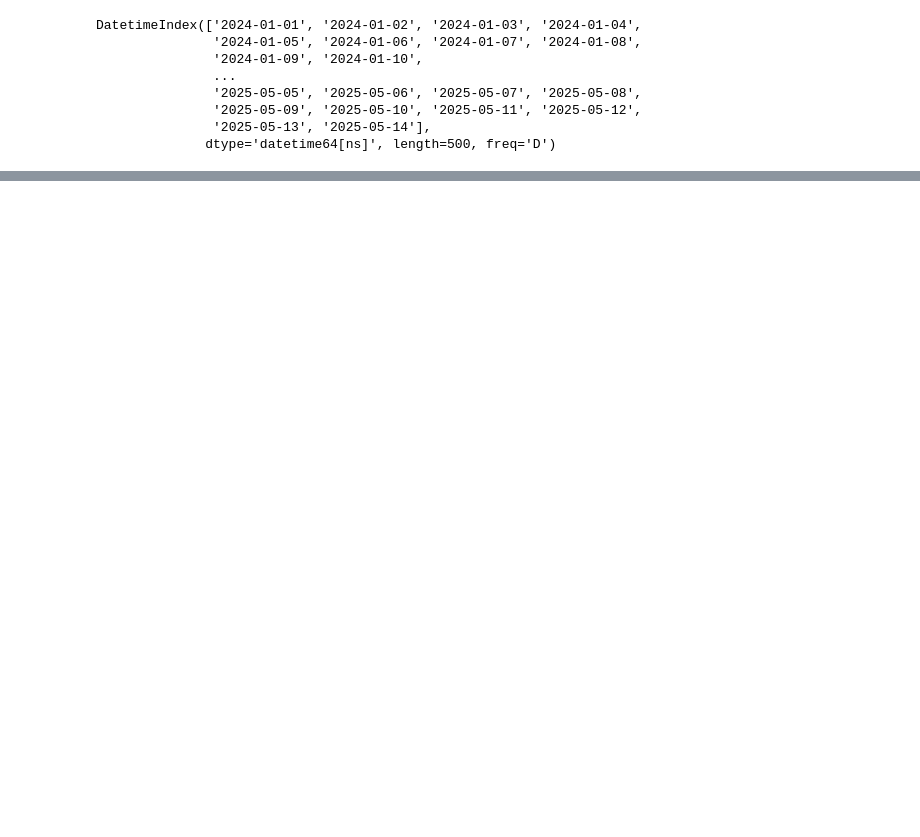
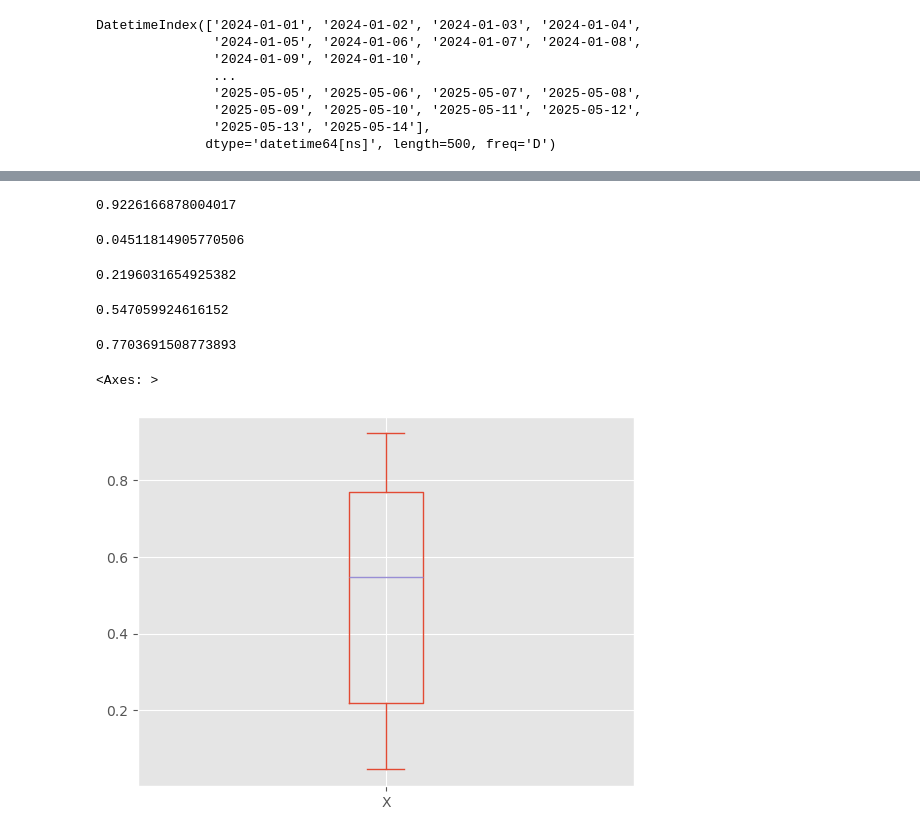
Before and after one commit to nafiurrahmanniloy/Data-Visualization-and-Analysis-, a Jupyter notebook: DataVisualizationPandas.ipynb, the cells around one changed output, grey strips where cells are left out. Saved outputs shown, nothing was run; the diff lists cells and outputs as text; code cells hidden in the pictures; blank space fills up the shorter version.

```diff
--- a/DataVisualizationPandas.ipynb
+++ b/DataVisualizationPandas.ipynb
@@ -178,0 +216,25 @@ df1.plot.hexbin(x='A',y='B',gridsize=50,cmap='Oranges',figsize=(10,5))
+# %%
+df2['X'].max()
+# %% [output]
+0.9226166878004017
+# %%
+df2['X'].min()
+# %% [output]
+0.04511814905770506
+# %%
+df2['X'].quantile(.25)
+# %% [output]
+0.2196031654925382
+# %%
+df2['X'].quantile(.5)
+# %% [output]
+0.547059924616152
+# %%
+df2['X'].quantile(.75)
+# %% [output]
+0.7703691508773893
+# %%
+df2['X'].plot.box()
+# %% [output]
+<Axes: >
+[figure, added]
```
Also changed, not shown: parts of 23 cells of this notebook.
